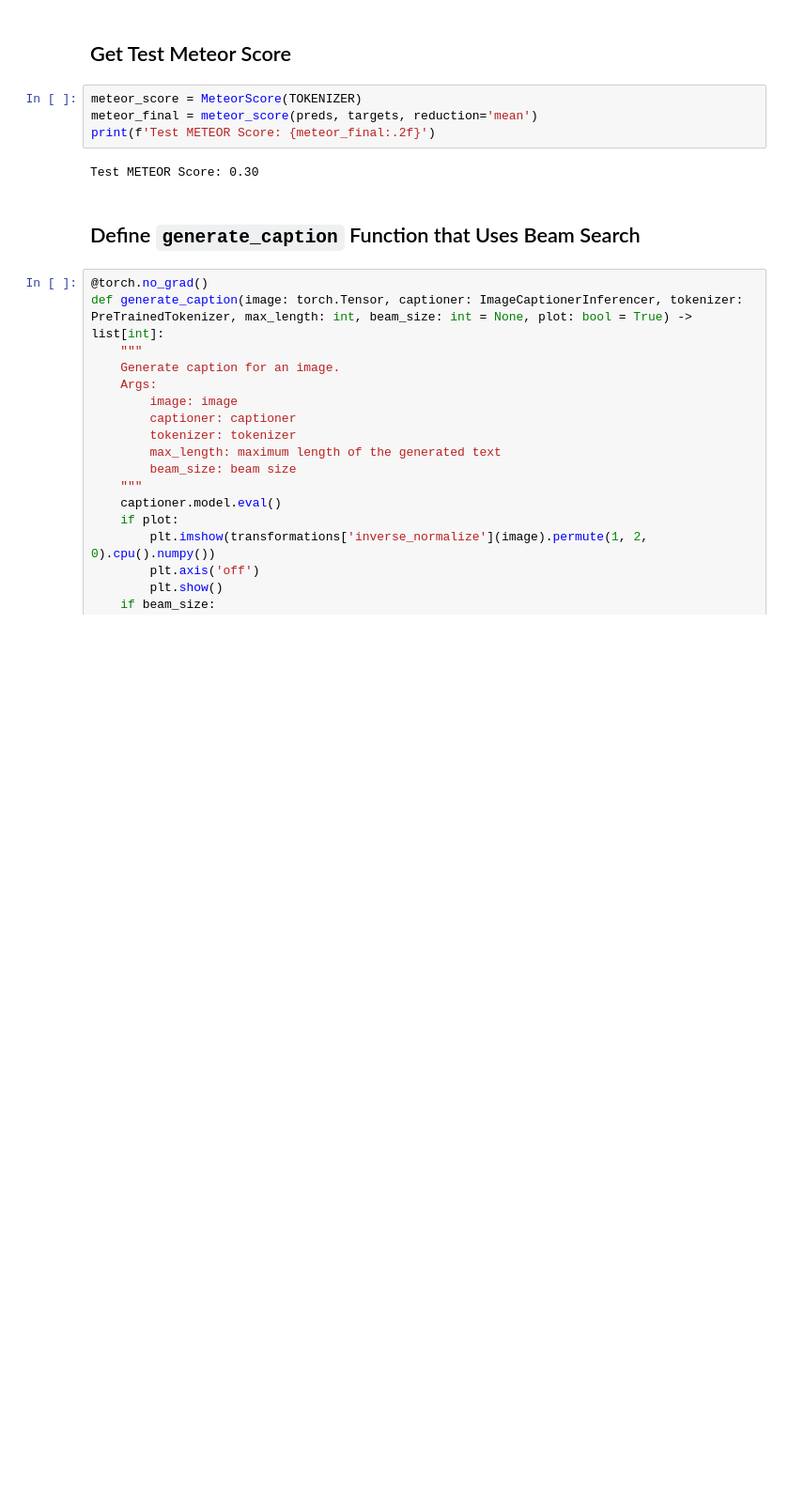
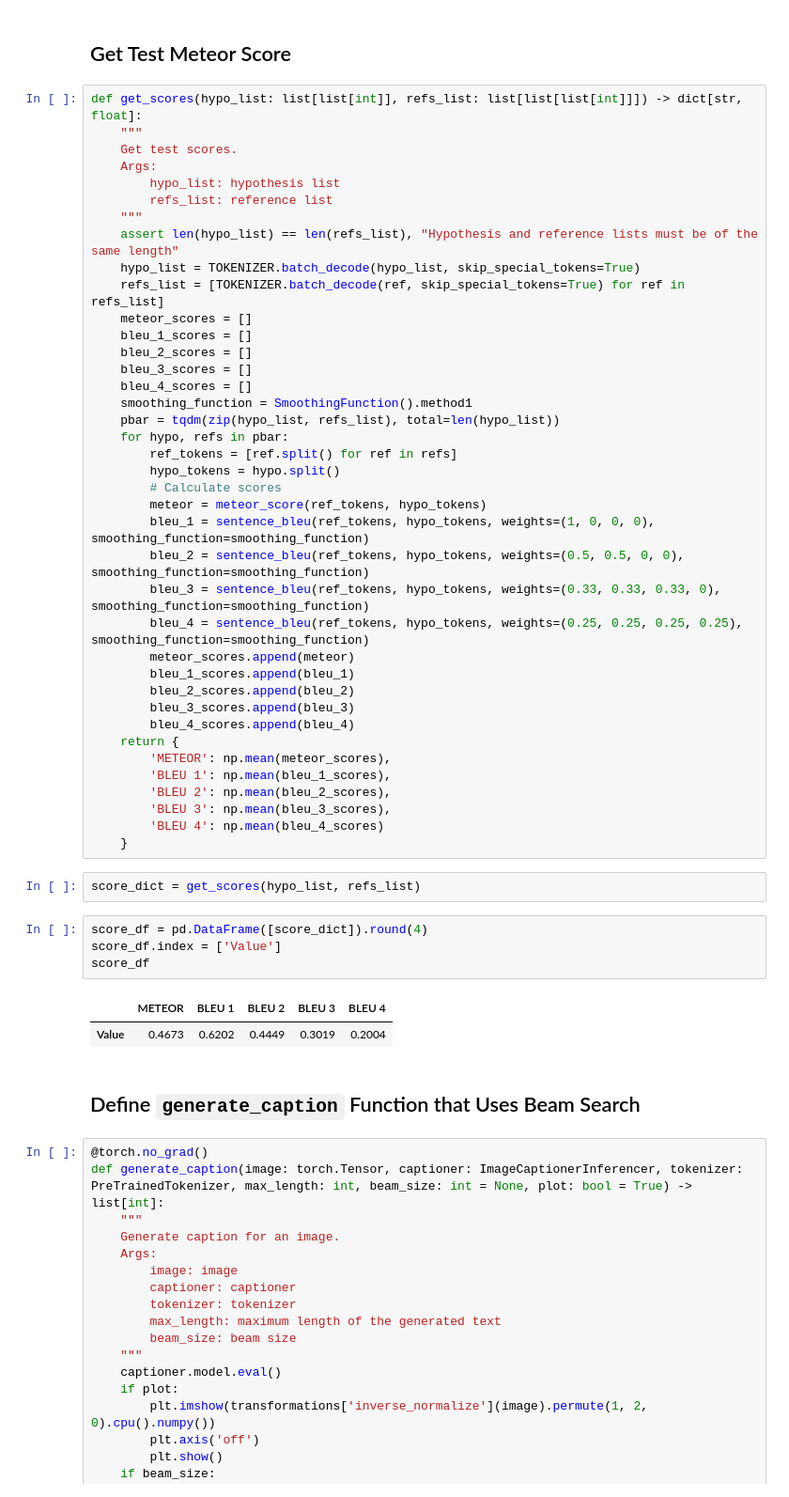
Before and after one commit to danplotkin/image_captioning_with_scst, a Jupyter notebook: ImageCaptioner.ipynb, the cells around one changed output. Shown at 94% size. Drawn from its saved outputs; the diff is of its cells as text; blank space fills up the shorter version.

```diff
--- a/ImageCaptioner.ipynb
+++ b/ImageCaptioner.ipynb
@@ -1354,11 +1381,53 @@ with torch.no_grad():
 # %% [markdown]
 ## Get Test Meteor Score
-# %%
-meteor_score = MeteorScore(TOKENIZER)
-meteor_final = meteor_score(preds, targets, reduction='mean')
-print(f'Test METEOR Score: {meteor_final:.2f}')
-# %% [output]
-Test METEOR Score: 0.30
+# %%
+def get_scores(hypo_list: list[list[int]], refs_list: list[list[list[int]]]) -> dict[str, float]:
+    """
+    Get test scores.
+    Args:
+        hypo_list: hypothesis list
+        refs_list: reference list
+    """
+    assert len(hypo_list) == len(refs_list), "Hypothesis and reference lists must be of the same length"
+    hypo_list = TOKENIZER.batch_decode(hypo_list, skip_special_tokens=True)
+    refs_list = [TOKENIZER.batch_decode(ref, skip_special_tokens=True) for ref in refs_list]
+    meteor_scores = []
+    bleu_1_scores = []
+    bleu_2_scores = []
+    bleu_3_scores = []
+    bleu_4_scores = []
+    smoothing_function = SmoothingFunction().method1
+    pbar = tqdm(zip(hypo_list, refs_list), total=len(hypo_list))
+    for hypo, refs in pbar:
+        ref_tokens = [ref.split() for ref in refs]
+        hypo_tokens = hypo.split()
+        # Calculate scores
+        meteor = meteor_score(ref_tokens, hypo_tokens)
+        bleu_1 = sentence_bleu(ref_tokens, hypo_tokens, weights=(1, 0, 0, 0), smoothing_function=smoothing_function)
+        bleu_2 = sentence_bleu(ref_tokens, hypo_tokens, weights=(0.5, 0.5, 0, 0), smoothing_function=smoothing_function)
+        bleu_3 = sentence_bleu(ref_tokens, hypo_tokens, weights=(0.33, 0.33, 0.33, 0), smoothing_function=smoothing_function)
+        bleu_4 = sentence_bleu(ref_tokens, hypo_tokens, weights=(0.25, 0.25, 0.25, 0.25), smoothing_function=smoothing_function)
+        meteor_scores.append(meteor)
+        bleu_1_scores.append(bleu_1)
+        bleu_2_scores.append(bleu_2)
+        bleu_3_scores.append(bleu_3)
+        bleu_4_scores.append(bleu_4)
+    return {
+        'METEOR': np.mean(meteor_scores),
+        'BLEU 1': np.mean(bleu_1_scores),
+        'BLEU 2': np.mean(bleu_2_scores),
+        'BLEU 3': np.mean(bleu_3_scores),
+        'BLEU 4': np.mean(bleu_4_scores)
+    }
+# %%
+score_dict = get_scores(hypo_list, refs_list)
+# %%
+score_df = pd.DataFrame([score_dict]).round(4)
+score_df.index = ['Value']
+score_df
+# %% [output]
+|  | METEOR | BLEU 1 | BLEU 2 | BLEU 3 | BLEU 4 |
+| Value | 0.4673 | 0.6202 | 0.4449 | 0.3019 | 0.2004 |
 # %% [markdown]
 ## Define `generate_caption` Function that Uses Beam Search
 # %%
```
Also changed, not shown: parts of 5 cells of this notebook.
